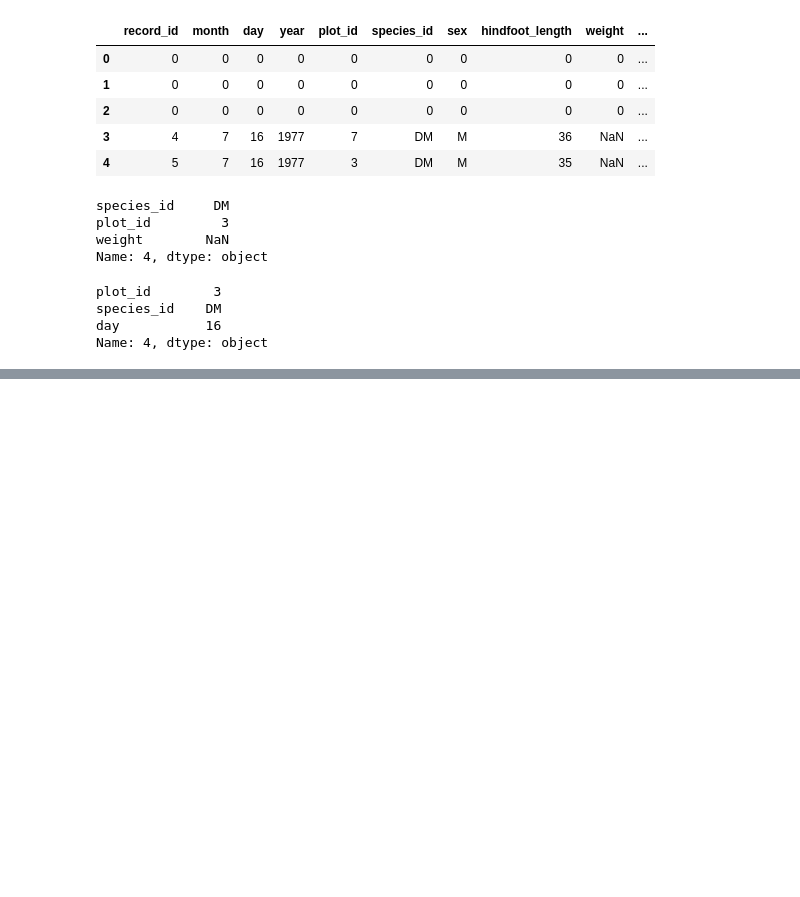
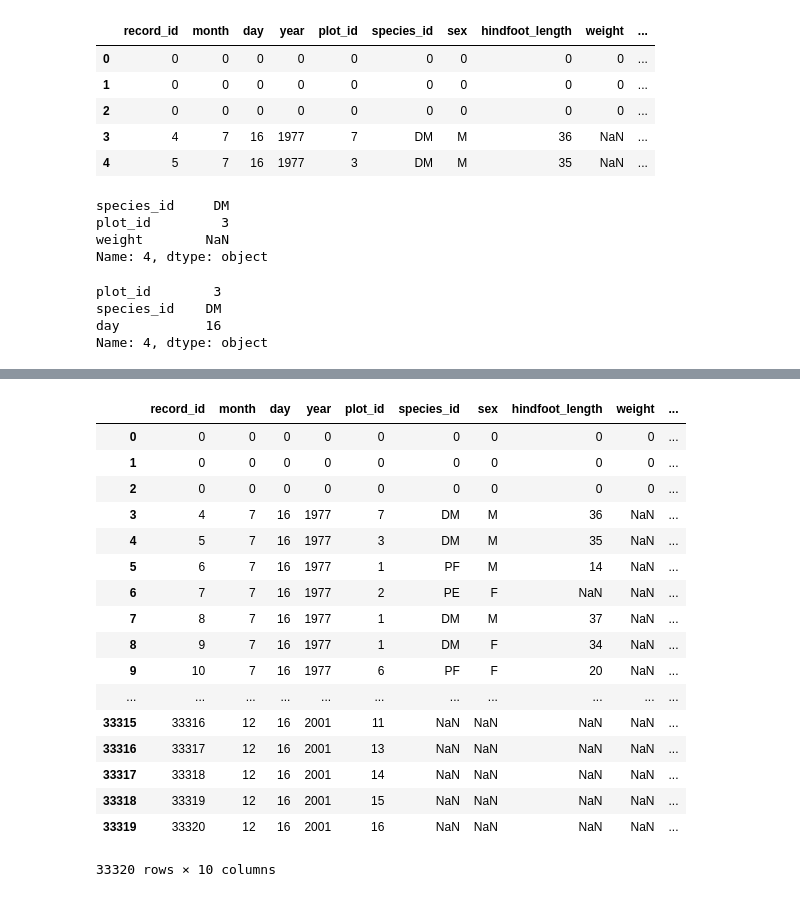
Before and after one commit to calculquebec/cq-formation-analyse-visualisation-python, a Jupyter notebook: Analyse et visualisation de donnees avec Python - Big Data 2016.ipynb, the cells around one changed output, grey strips where cells are left out. Drawn from its saved outputs; the diff is of its cells as text; code cells hidden in the pictures; blank space fills up the shorter version.

```diff
--- a/Analyse et visualisation de donnees avec Python - Big Data 2016.ipynb
+++ b/Analyse et visualisation de donnees avec Python - Big Data 2016.ipynb
@@ -394,0 +416,22 @@ Name: 4, dtype: object
+# %%
+surveys_df[surveys_df.year != 2002]
+surveys_df[(surveys_df.year >= 1980) & (surveys_df.year <= 1985)]
+# %% [output]
+|  | record_id | month | day | year | plot_id | species_id | sex | hindfoot_length | weight | ... |
+| 0 | 0 | 0 | 0 | 0 | 0 | 0 | 0 | 0 | 0 | ... |
+| 1 | 0 | 0 | 0 | 0 | 0 | 0 | 0 | 0 | 0 | ... |
+| 2 | 0 | 0 | 0 | 0 | 0 | 0 | 0 | 0 | 0 | ... |
+| 3 | 4 | 7 | 16 | 1977 | 7 | DM | M | 36 | NaN | ... |
+| 4 | 5 | 7 | 16 | 1977 | 3 | DM | M | 35 | NaN | ... |
+| 5 | 6 | 7 | 16 | 1977 | 1 | PF | M | 14 | NaN | ... |
+| 6 | 7 | 7 | 16 | 1977 | 2 | PE | F | NaN | NaN | ... |
+| 7 | 8 | 7 | 16 | 1977 | 1 | DM | M | 37 | NaN | ... |
+| 8 | 9 | 7 | 16 | 1977 | 1 | DM | F | 34 | NaN | ... |
+| 9 | 10 | 7 | 16 | 1977 | 6 | PF | F | 20 | NaN | ... |
+| ... | ... | ... | ... | ... | ... | ... | ... | ... | ... | ... |
+| 33315 | 33316 | 12 | 16 | 2001 | 11 | NaN | NaN | NaN | NaN | ... |
+| 33316 | 33317 | 12 | 16 | 2001 | 13 | NaN | NaN | NaN | NaN | ... |
+| 33317 | 33318 | 12 | 16 | 2001 | 14 | NaN | NaN | NaN | NaN | ... |
+| 33318 | 33319 | 12 | 16 | 2001 | 15 | NaN | NaN | NaN | NaN | ... |
+| 33319 | 33320 | 12 | 16 | 2001 | 16 | NaN | NaN | NaN | NaN | ... |
+33320 rows × 10 columns
```
Also changed, not shown: parts of 1 cell of this notebook.
